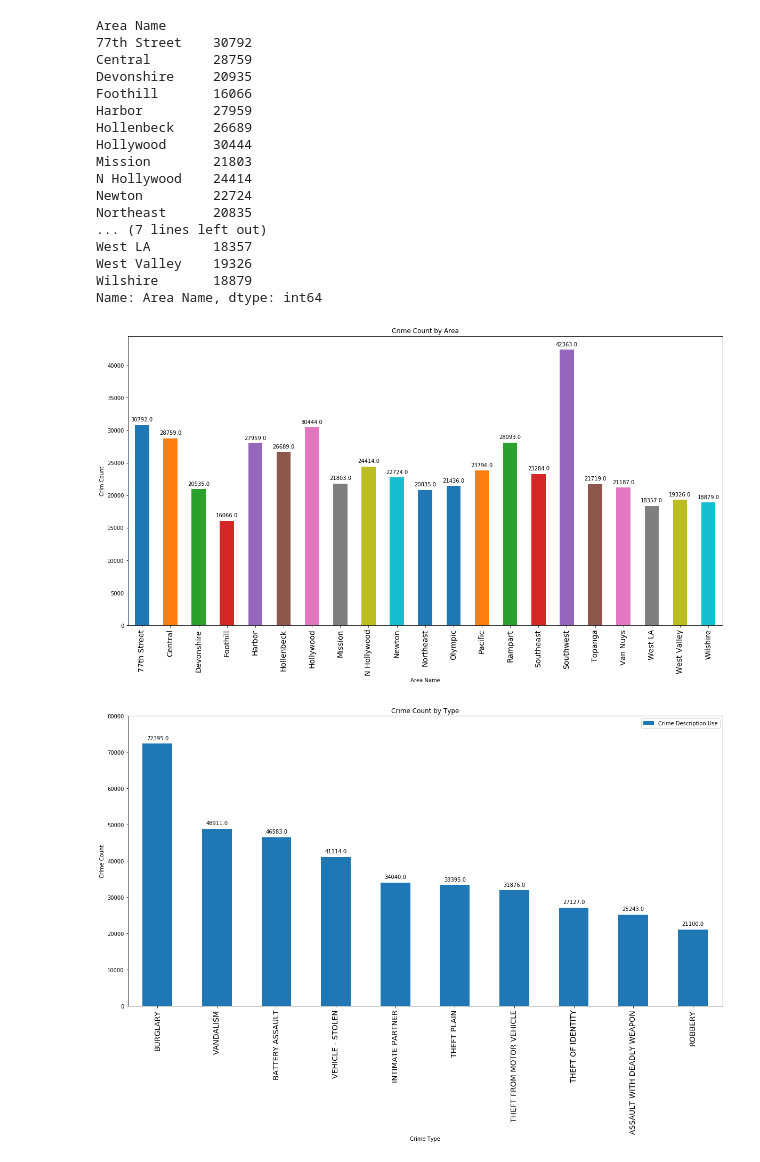
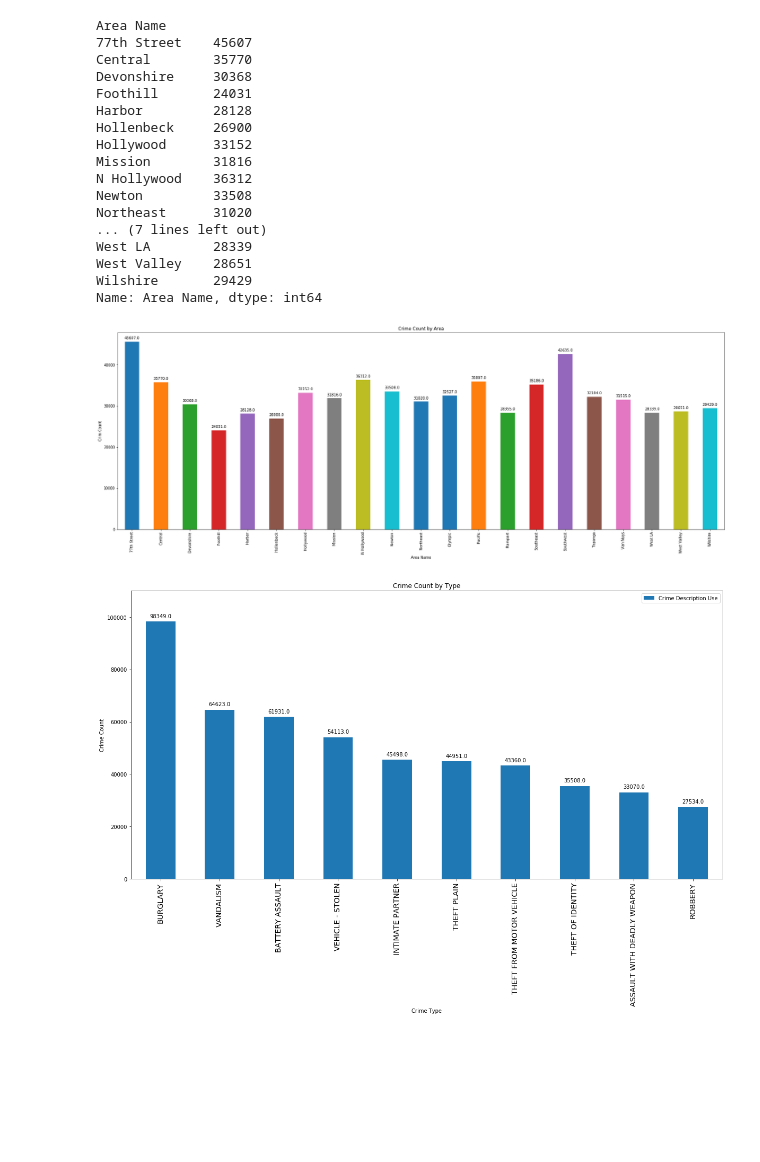
Before and after one commit to rks7255/RUTGProject1, a Jupyter notebook: Shubhangi/Crime data code/crimdataAnalysisGraph.ipynb, the cells around one changed output. Drawn from its saved outputs; the diff is of its cells as text; code cells hidden in the pictures; blank space fills up the shorter version.

Commit message:
Change file name and so changed graphs v3

```diff
--- a/Shubhangi/Crime data code/crimdataAnalysisGraph.ipynb
+++ b/Shubhangi/Crime data code/crimdataAnalysisGraph.ipynb
@@ -3,6 +3,6 @@ import matplotlib.pyplot as plt
 import numpy as np
 import pandas as pd
 # %%
-crimedata_df = pd.read_csv("../Crimedata Output/Crime_Data_LA_Use.csv")
+crimedata_df = pd.read_csv("../PSource/CrimeData/Crime_Data_Cleanup.csv")
 crimedata_df.head()
 # %% [output]
@@ -90,27 +91,28 @@ crime_by_area = crime_by_area["Area Name"].count()
 crime_by_area
 # %% [output]
 Area Name
-77th Street    30792
-Central        28759
-Devonshire     20935
-Foothill       16066
-Harbor         27959
-Hollenbeck     26689
-Hollywood      30444
-Mission        21803
-N Hollywood    24414
-Newton         22724
-Northeast      20835
+77th Street    45607
+Central        35770
+Devonshire     30368
+Foothill       24031
+Harbor         28128
+Hollenbeck     26900
+Hollywood      33152
+Mission        31816
+N Hollywood    36312
+Newton         33508
+Northeast      31020
 ... (7 lines left out)
-West LA        18357
-West Valley    19326
-Wilshire       18879
+West LA        28339
+West Valley    28651
+Wilshire       29429
 Name: Area Name, dtype: int64
 # %%
 areachart = crime_by_area.plot(kind="bar", align="center")
 plt.title("Crime Count by Area")
 plt.xlabel("Area Name")
 plt.ylabel("Crim Count")
+plt.rcParams["figure.figsize"]=(30,20)
 
 # creating function to add lebels to bar
 def add_value_labels(areachart, spacing=5):
@@ -126,42 +128,42 @@ def add_value_labels(areachart, spacing=5):
         space = spacing
         # Vertical alignment for positive values
         va = 'bottom'
 
         # If value of bar is negative: Place label below bar
         if y_value < 0:
             # Invert space to place label below
             space *= -1
             # Vertically align label at top
             va = 'top'
 
         # Use Y value as label and format number with one decimal place
         label = "{:.1f}".format(y_value)
 
         # Create annotation
         areachart.annotate(
             label,                      # Use `label` as label
             (x_value, y_value),         # Place label at end of the bar
             xytext=(0, space),          # Vertically shift label by `space`
             textcoords="offset points", # Interpret `xytext` as offset in points
             ha='center',                # Horizontally center label
             va=va)                      # Vertically align label differently for
                                         # positive and negative values.
 
 
 # Call the function above. All the magic happens there.
 add_value_labels(areachart)
 plt.savefig("../Crimedata Output/highest_crime_by_area_v2.png")
 plt.show()
 # %% [output]
-[figure, old version]
+[figure, new version]
 # %%
 max10 = count_list[0:10]
 # %%
 chart = max10.plot(kind="bar", align="center")
-plt.ylim(0,80000)
+plt.ylim(0,110000)
 #chart.set_size_inches(20,10)
 #plt.figure(figsize=(50,30))
-#plt.rcParams["figure.figsize"]=(20,10)
+plt.rcParams["figure.figsize"]=(20,10)
 plt.title("Crime Count by Type")
 plt.xlabel("Crime Type")
 plt.ylabel("Crime Count")
@@ -172,4 +174,4 @@ add_value_labels(chart)
 plt.savefig("../Crimedata Output/highest_crime_type_v2.png")
 plt.show()
 # %% [output]
-[figure, old version]
+[figure, new version]
```
Also changed, not shown: parts of 4 cells of this notebook, 13 other files.
